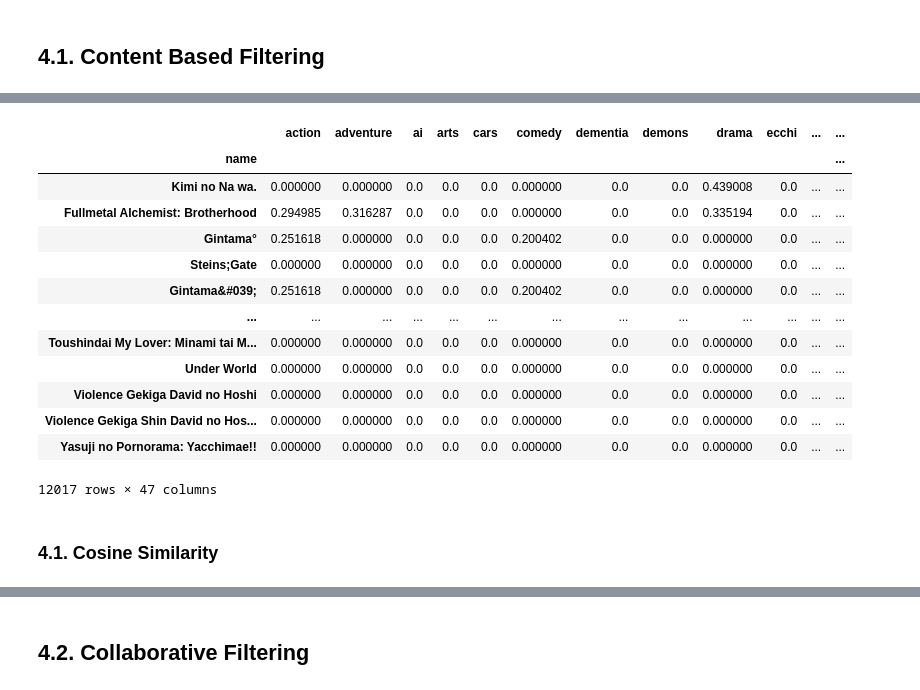
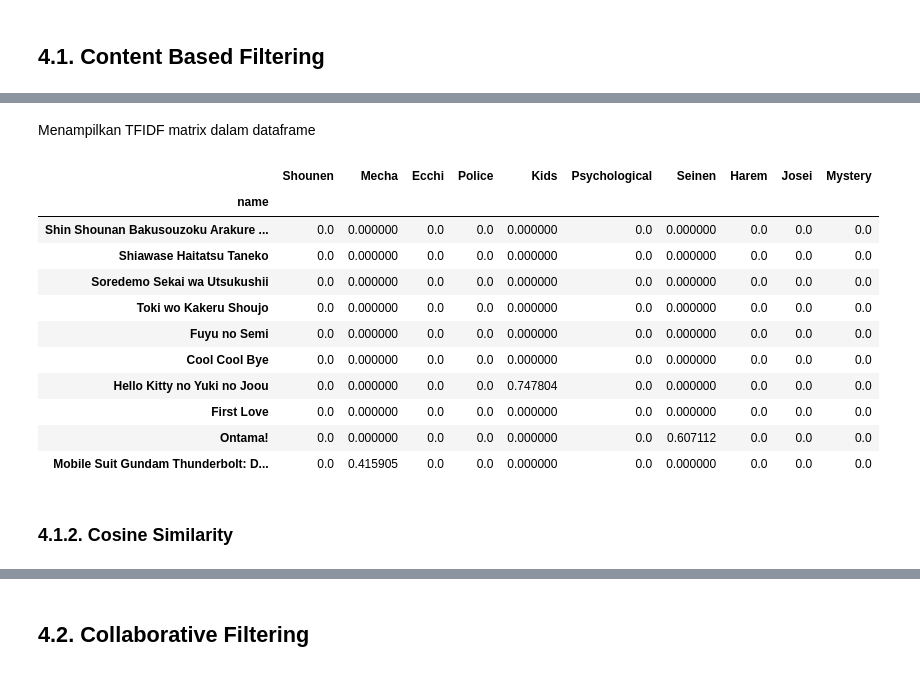
Before and after one commit to yasir-rtx/dbs_ML_expert_project02, a Jupyter notebook: model.ipynb, the cells around one changed output, grey strips where cells are left out. Saved outputs shown, nothing was run; the diff lists cells and outputs as text; code cells hidden in the pictures.

Commit message:
UPDATE model.ipynb;README.md;
Memperbaiki masalah TFIDF pada genre dan memperbaiki fungsi anime_recommendations

```diff
--- a/model.ipynb
+++ b/model.ipynb
@@ -204,0 +408,8 @@ Duplicated Data Count: 0
+# %%
+rating_df['rating'] = rating_df['rating'].values.astype(float32)
+
+min_rating = min(rating_df['rating'])
+print("Rating Terendah:", min_rating)
+
+max_rating = max(rating_df['rating'])
+print("Rating Tertinggi:", max_rating)
@@ -204,0 +421,3 @@ Duplicated Data Count: 0
+# %%
+rating_df = rating_df.sample(frac=1, random_state=22)
+rating_df
@@ -204,0 +438,6 @@ Duplicated Data Count: 0
+# %%
+x = rating_df[['user', 'anime']].values
+y = rating_df['rating']
+
+print("Dimensi Fitur :", x.shape)
+print("Dimensi Label :", y.shape)
@@ -223,0 +478,5 @@ array(['action', 'adventure', 'ai', 'arts', 'cars', 'comedy', 'dementia',
+# %%
+# Menambahkan [token_pattern=r'\b\w+\b'] agar TFIDF tidak melewati karakter 1 digit
+tfidf = TfidfVectorizer(token_pattern=r'\b\w+\b')
+tfidf.fit(data['genre'])
+tfidf.get_feature_names_out()
@@ -229,22 +493,22 @@ matrix.shape
+# %% [markdown]
+Menampilkan TFIDF matrix dalam dataframe
 # %%
-DataFrame(matrix.todense(), index=data['name'], columns=tfidf.get_feature_names_out())
+DataFrame(matrix.todense(), index=data['name'], columns=[genre_decode_dict[int(x)] for x in tfidf.get_feature_names_out()]).sample(10, axis=1).sample(10, axis=0)
 # %% [output]
-|  | action | adventure | ai | arts | cars | comedy | dementia | demons | drama | ecchi | ... | ... |
-| name |  |  |  |  |  |  |  |  |  |  |  | ... |
-| Kimi no Na wa. | 0.000000 | 0.000000 | 0.0 | 0.0 | 0.0 | 0.000000 | 0.0 | 0.0 | 0.439008 | 0.0 | ... | ... |
-| Fullmetal Alchemist: Brotherhood | 0.294985 | 0.316287 | 0.0 | 0.0 | 0.0 | 0.000000 | 0.0 | 0.0 | 0.335194 | 0.0 | ... | ... |
-| Gintama° | 0.251618 | 0.000000 | 0.0 | 0.0 | 0.0 | 0.200402 | 0.0 | 0.0 | 0.000000 | 0.0 | ... | ... |
-| Steins;Gate | 0.000000 | 0.000000 | 0.0 | 0.0 | 0.0 | 0.000000 | 0.0 | 0.0 | 0.000000 | 0.0 | ... | ... |
-| Gintama&#039; | 0.251618 | 0.000000 | 0.0 | 0.0 | 0.0 | 0.200402 | 0.0 | 0.0 | 0.000000 | 0.0 | ... | ... |
-| ... | ... | ... | ... | ... | ... | ... | ... | ... | ... | ... | ... | ... |
-| Toushindai My Lover: Minami tai M... | 0.000000 | 0.000000 | 0.0 | 0.0 | 0.0 | 0.000000 | 0.0 | 0.0 | 0.000000 | 0.0 | ... | ... |
-| Under World | 0.000000 | 0.000000 | 0.0 | 0.0 | 0.0 | 0.000000 | 0.0 | 0.0 | 0.000000 | 0.0 | ... | ... |
-| Violence Gekiga David no Hoshi | 0.000000 | 0.000000 | 0.0 | 0.0 | 0.0 | 0.000000 | 0.0 | 0.0 | 0.000000 | 0.0 | ... | ... |
-| Violence Gekiga Shin David no Hos... | 0.000000 | 0.000000 | 0.0 | 0.0 | 0.0 | 0.000000 | 0.0 | 0.0 | 0.000000 | 0.0 | ... | ... |
-| Yasuji no Pornorama: Yacchimae!! | 0.000000 | 0.000000 | 0.0 | 0.0 | 0.0 | 0.000000 | 0.0 | 0.0 | 0.000000 | 0.0 | ... | ... |
+|  | Shounen | Mecha | Ecchi | Police | Kids | Psychological | Seinen | Harem | Josei | Mystery |
+| name |  |  |  |  |  |  |  |  |  |  |
+| Shin Shounan Bakusouzoku Arakure ... | 0.0 | 0.000000 | 0.0 | 0.0 | 0.000000 | 0.0 | 0.000000 | 0.0 | 0.0 | 0.0 |
+| Shiawase Haitatsu Taneko | 0.0 | 0.000000 | 0.0 | 0.0 | 0.000000 | 0.0 | 0.000000 | 0.0 | 0.0 | 0.0 |
+| Soredemo Sekai wa Utsukushii | 0.0 | 0.000000 | 0.0 | 0.0 | 0.000000 | 0.0 | 0.000000 | 0.0 | 0.0 | 0.0 |
+| Toki wo Kakeru Shoujo | 0.0 | 0.000000 | 0.0 | 0.0 | 0.000000 | 0.0 | 0.000000 | 0.0 | 0.0 | 0.0 |
+| Fuyu no Semi | 0.0 | 0.000000 | 0.0 | 0.0 | 0.000000 | 0.0 | 0.000000 | 0.0 | 0.0 | 0.0 |
+| Cool Cool Bye | 0.0 | 0.000000 | 0.0 | 0.0 | 0.000000 | 0.0 | 0.000000 | 0.0 | 0.0 | 0.0 |
+| Hello Kitty no Yuki no Joou | 0.0 | 0.000000 | 0.0 | 0.0 | 0.747804 | 0.0 | 0.000000 | 0.0 | 0.0 | 0.0 |
+| First Love | 0.0 | 0.000000 | 0.0 | 0.0 | 0.000000 | 0.0 | 0.000000 | 0.0 | 0.0 | 0.0 |
+| Ontama! | 0.0 | 0.000000 | 0.0 | 0.0 | 0.000000 | 0.0 | 0.607112 | 0.0 | 0.0 | 0.0 |
+| Mobile Suit Gundam Thunderbolt: D... | 0.0 | 0.415905 | 0.0 | 0.0 | 0.000000 | 0.0 | 0.000000 | 0.0 | 0.0 | 0.0 |
-12017 rows × 47 columns
 # %% [markdown]
-### 4.1. Cosine Similarity
+### 4.1.2. Cosine Similarity
 # %%
 # dense output untuk menghemat penggunaan memory/RAM
 similarity = cosine_similarity(matrix, dense_output=True)
```
Also changed, not shown: parts of 54 cells of this notebook, 1 other file.
